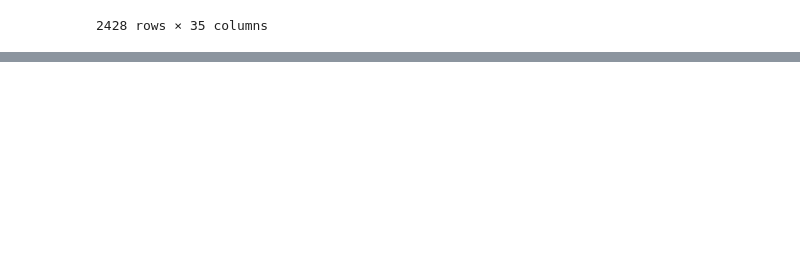
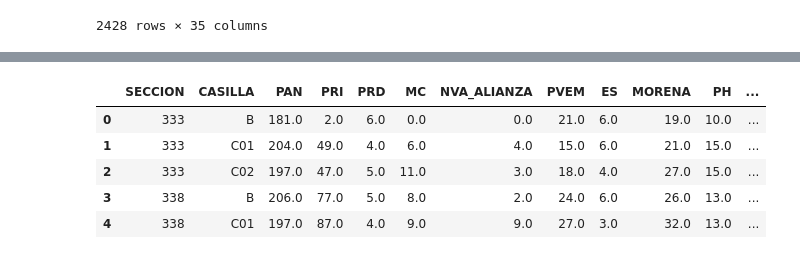
Before and after one commit to fitomx19/BIGDATA, a Jupyter notebook: PRACTICA_2/EXPLORACION.ipynb, the cells around one changed output, grey strips where cells are left out. Drawn from its saved outputs; the diff is of its cells as text; code cells hidden in the pictures; blank space fills up the shorter version.

```diff
--- a/PRACTICA_2/EXPLORACION.ipynb
+++ b/PRACTICA_2/EXPLORACION.ipynb
@@ -672,0 +681,22 @@ dataset_2015
+# %%
+import pandas as pd
+
+def replace_values(dataset):
+    # Reemplaza los valores NaN por 0
+    dataset = dataset.fillna(0)
+
+    # Reemplaza los valores '-' por 0
+    dataset = dataset.replace('-', 0)
+
+    # Reemplaza los valores 'Ilegible' por 0
+    dataset = dataset.replace('Ilegible', 0)
+
+    # Reemplaza los valores 'Sin dato' por 0
+    dataset = dataset.replace('Sin dato', 0)
+
+    return dataset
+
+# Ejemplo de uso
+dataset_2015 = replace_values(dataset_2015)
+dataset_2018 = replace_values(dataset_2018)
+dataset_2021 = replace_values(dataset_2021)
@@ -672,0 +817,9 @@ dataset_2015
+# %%
+dataset_2015.iloc[:, 2:28].head()
+# %% [output]
+|  | SECCION | CASILLA | PAN | PRI | PRD | MC | NVA_ALIANZA | PVEM | ES | MORENA | PH | ... |
+| 0 | 333 | B | 181.0 | 2.0 | 6.0 | 0.0 | 0.0 | 21.0 | 6.0 | 19.0 | 10.0 | ... |
+| 1 | 333 | C01 | 204.0 | 49.0 | 4.0 | 6.0 | 4.0 | 15.0 | 6.0 | 21.0 | 15.0 | ... |
+| 2 | 333 | C02 | 197.0 | 47.0 | 5.0 | 11.0 | 3.0 | 18.0 | 4.0 | 27.0 | 15.0 | ... |
+| 3 | 338 | B | 206.0 | 77.0 | 5.0 | 8.0 | 2.0 | 24.0 | 6.0 | 26.0 | 13.0 | ... |
+| 4 | 338 | C01 | 197.0 | 87.0 | 4.0 | 9.0 | 9.0 | 27.0 | 3.0 | 32.0 | 13.0 | ... |
```
Also changed, not shown: parts of 19 cells of this notebook, 2 other files.
